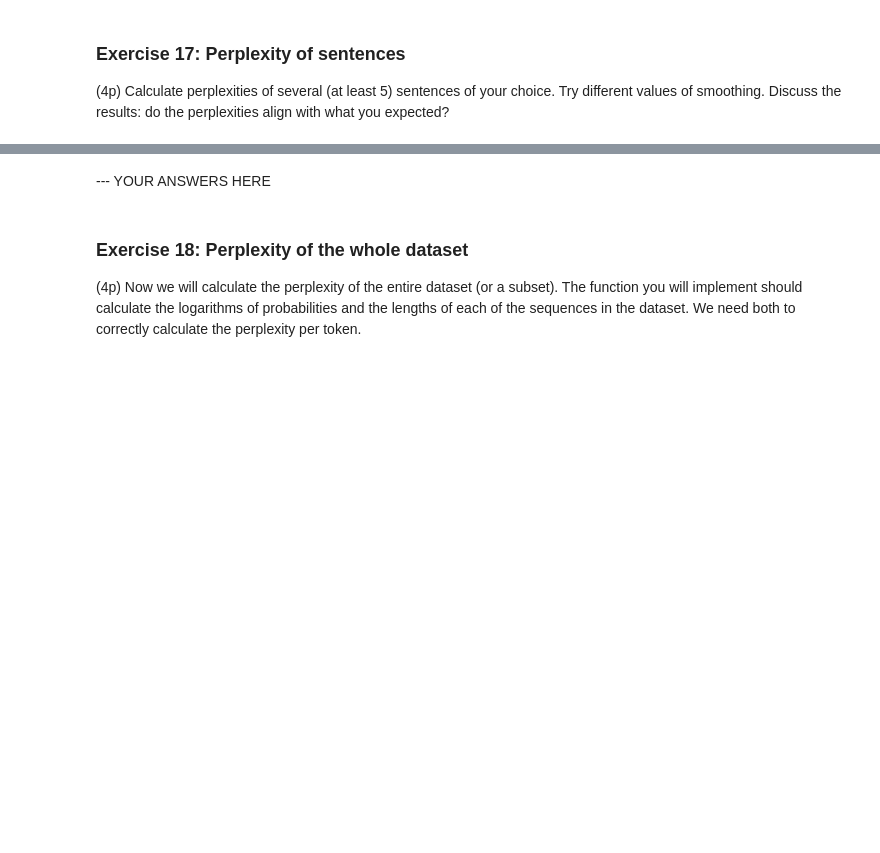
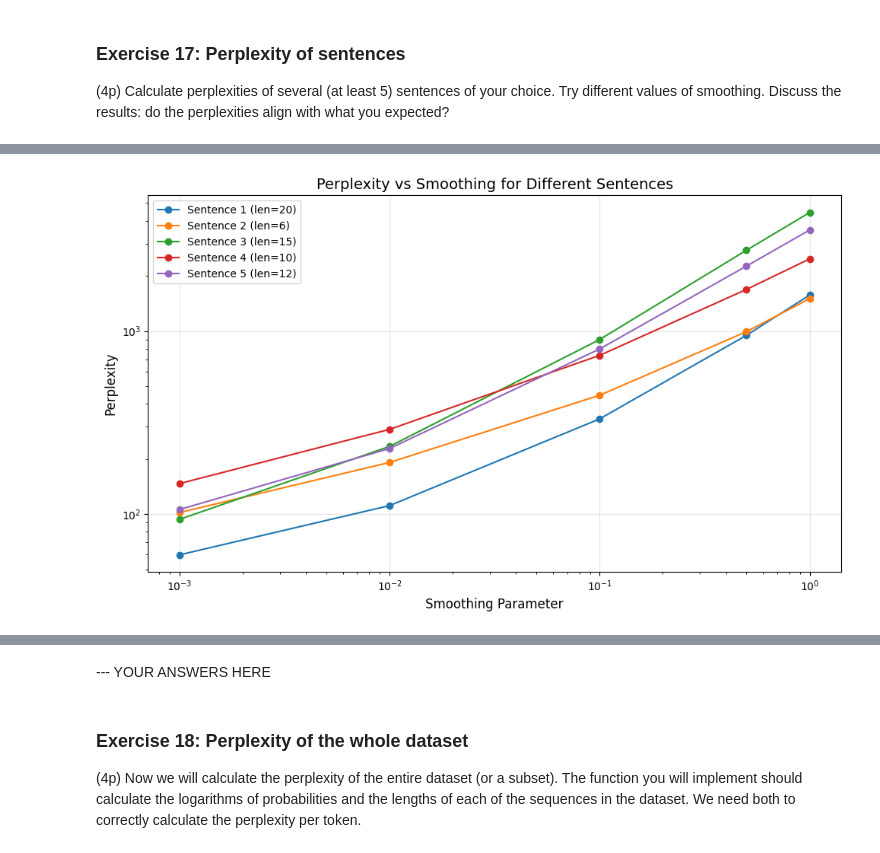
Before and after one commit to OmericoN/NLP_Labs1_Group18, a Jupyter notebook: Lab_1_Raul.ipynb, the cells around one changed output, grey strips where cells are left out. Cells and saved outputs as stored; diff of their text form; code cells hidden in the pictures; blank space fills up the shorter version.

```diff
--- a/Lab_1_Raul.ipynb
+++ b/Lab_1_Raul.ipynb
@@ -1428,21 +1430,13 @@ def calculate_total_logprob_smoothing(tokens, language_model, smoothing=0.0):
         previous_tokens = tokens[:i]
         current_token = tokens[i]
         ### YOUR CODE ENDS HERE
-
+        V = language_model.vocab_size
         counts = language_model.get_counts(previous_tokens)
-
-        vocab_size = len(counts)
-
+        smoothed_counts = counts + smoothing
+        total = counts.sum() + smoothing * V
         token_idx = language_model.word_to_index[current_token]
-
-        count_current = counts[token_idx]
-        total_counts = np.sum(counts)
-
-        prob = (count_current + smoothing) / (total_counts + smoothing * vocab_size)
-
+        prob = smoothed_counts[token_idx] / total
         logprobs[i] = np.log(prob)
-
-
         ### YOUR CODE ENDS HERE
     total_logprob = logprobs.sum()
     return total_logprob
@@ -1485,0 +1472,58 @@ TypeError: 'dict' object is not callable
+# %%
+### YOUR CODE HERE
+
+test_sentences = [
+   dataset['train'][0]['tokens'],
+    dataset['train'][100]['tokens'],
+    dataset['train'][500]['tokens'],
+    dataset['train'][1000]['tokens'],
+    dataset['train'][2000]['tokens']
+]
+
+for i, tokens in enumerate(test_sentences, 1):
+    print(f"Sentence {i}: {' '.join(tokens)}\n")
+
+# different smoothing values
+smoothing_values = [0.0, 0.001, 0.01, 0.1, 0.5, 1.0]
+
+results = []
+for i, tokens in enumerate(test_sentences, 1):
+    sentence_results = {'sentence': i, 'length': len(tokens)}
+    for smooth in smoothing_values:
+        perp = calculate_perplexity(tokens, bigram_lm, smoothing=smooth)
+        sentence_results[f'smooth_{smooth}'] = perp
+    results.append(sentence_results)
+
+df_perplexity = pd.DataFrame(results)
+display(df_perplexity)
+
+plt.figure(figsize=(10, 6))
+for i, row in enumerate(results):
+    perps = [row[f'smooth_{s}'] for s in smoothing_values]
+    plt.plot(smoothing_values, perps, marker='o', label=f'Sentence {i+1} (len={row["length"]})')
+
+plt.xlabel('Smoothing Parameter', fontsize=12)
+plt.ylabel('Perplexity', fontsize=12)
+plt.title('Perplexity vs Smoothing for Different Sentences', fontsize=14)
+plt.legend()
+plt.grid(True, alpha=0.3)
+plt.xscale('log')
+plt.yscale('log')
+plt.tight_layout()
+plt.show()
+
+custom_texts = [
+    "i love this",
+    "thank you so much",
+    "this is the best day ever",
+]
+
+for text in custom_texts:
+    tokens = tokenize(text, vocab, unknown_token, bos_token, eos_token)
+    print(f"\nText: '{text}'")
+    print(f"Tokens: {tokens}")
+    print(f"Perplexities:")
+    for smooth in [0.01, 0.1, 1.0]:
+        perp = calculate_perplexity(tokens, bigram_lm, smoothing=smooth)
+        print(f"  α={smooth}: {perp:.2f}")
+# %% [output]
@@ -1485,0 +1545 @@ TypeError: 'dict' object is not callable
+[figure, added]
```
Also changed, not shown: parts of 5 cells of this notebook.
